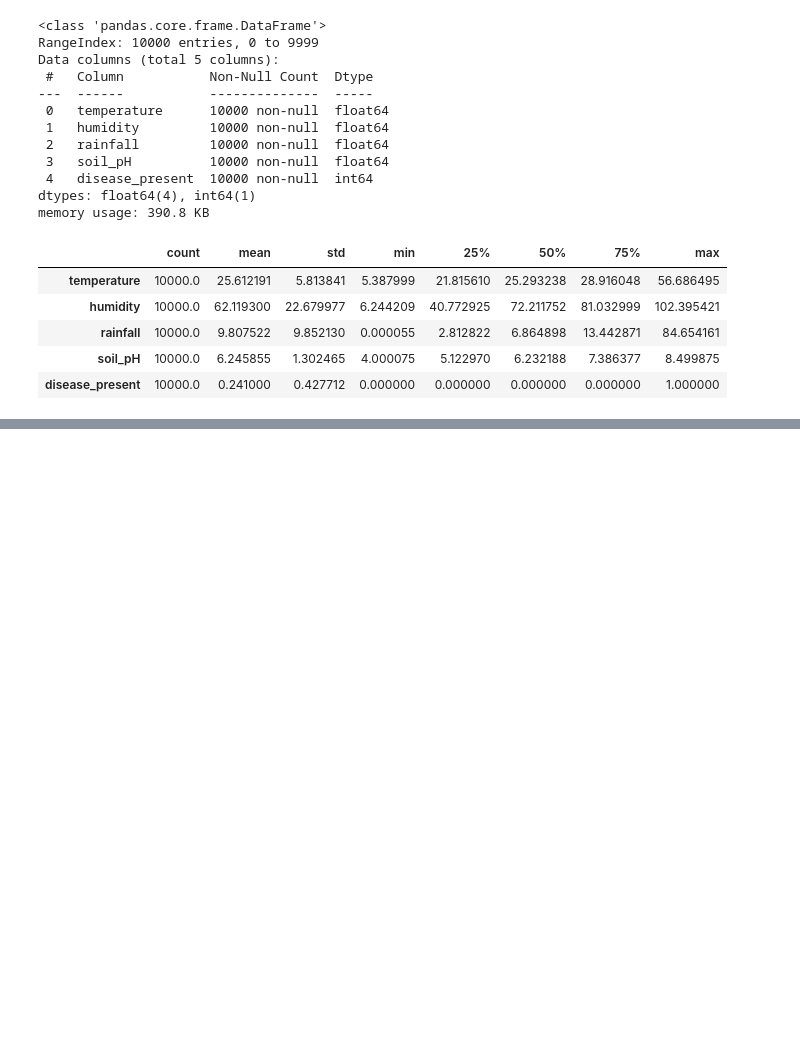
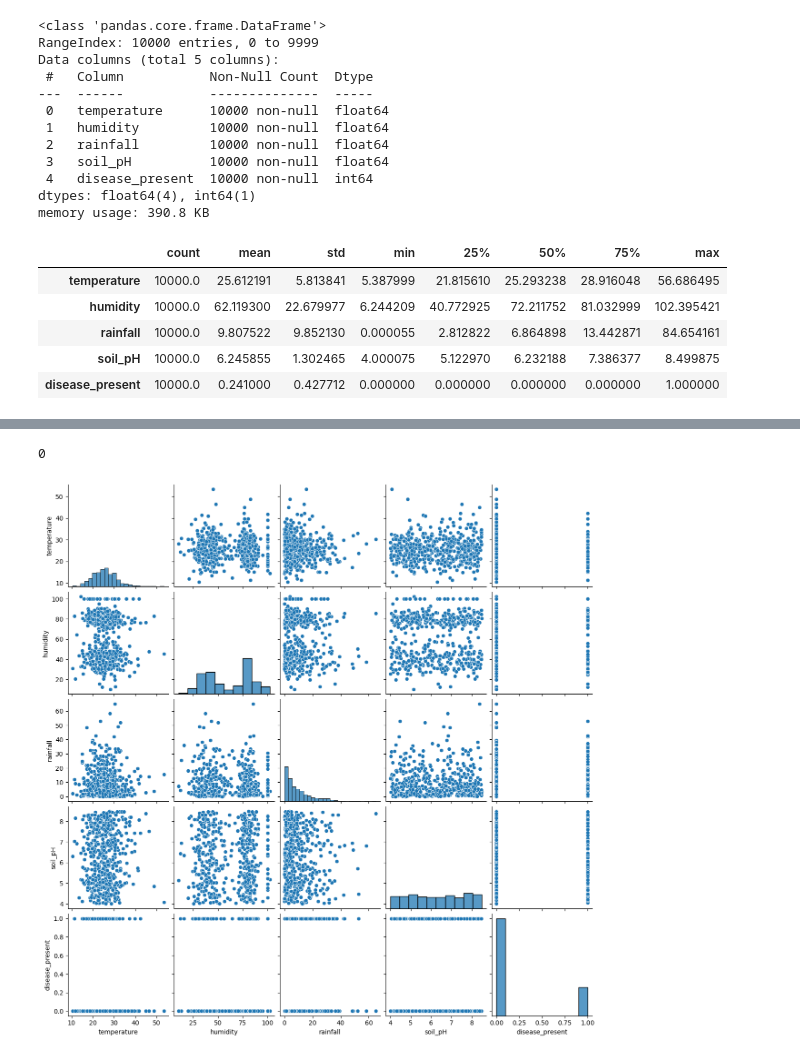
Before and after one commit to rizz045/Identifying_Presense_Of_Disease_In_Plants, a Jupyter notebook: Identifying_Presense_Of_Disease_In_Plants.ipynb, the cells around one changed output, grey strips where cells are left out. Cells and saved outputs as stored; diff of their text form; code cells hidden in the pictures; blank space fills up the shorter version.

```diff
--- a/Identifying_Presense_Of_Disease_In_Plants.ipynb
+++ b/Identifying_Presense_Of_Disease_In_Plants.ipynb
@@ -63,0 +74,10 @@ data.describe().T
+# %%
+print(data.duplicated().sum())
+# %% [output]
+0
+# %%
+# Pirplot
+sns.pairplot(data.sample(500))
+plt.show()
+# %% [output]
+[figure, added]
```
Also changed, not shown: parts of 1 cell of this notebook.
